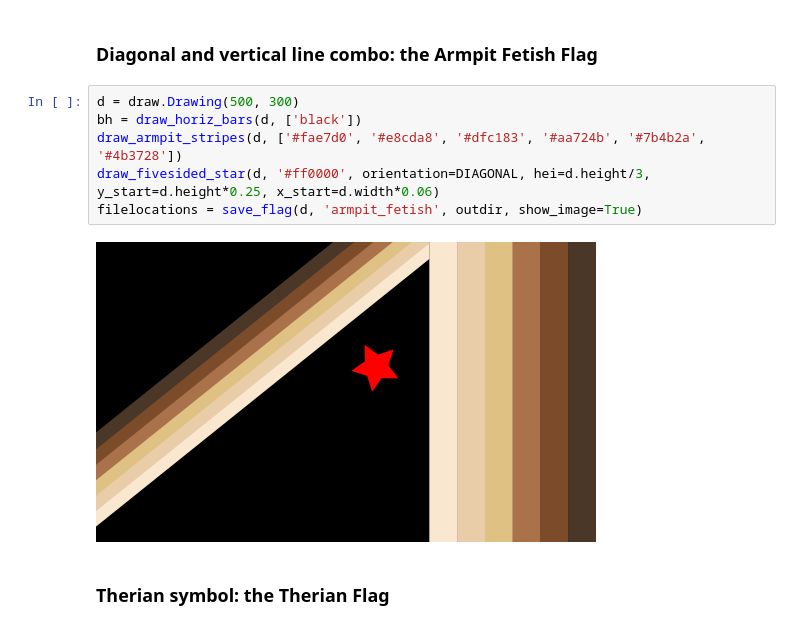
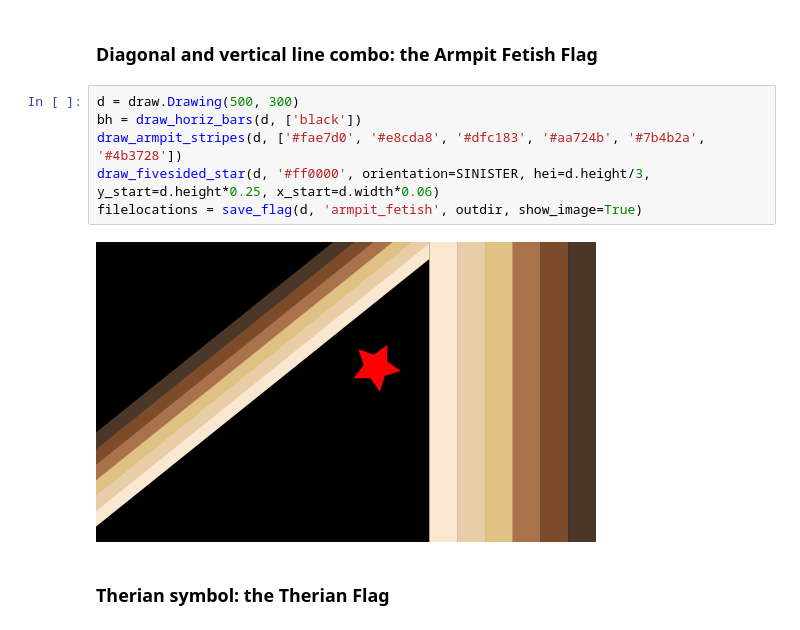
Before and after one commit to intervexual/drawpride, a Jupyter notebook: examples.ipynb, the cells around one changed output. Cells and saved outputs as stored; diff of their text form.

```diff
--- a/examples.ipynb
+++ b/examples.ipynb
@@ -338,11 +339,11 @@ filelocations = save_flag(d, 'altersex_sensory', outdir, show_image=True)
 # %%
 d = draw.Drawing(500, 300)
 bh = draw_horiz_bars(d, ['black'])
 draw_armpit_stripes(d, ['#fae7d0', '#e8cda8', '#dfc183', '#aa724b', '#7b4b2a', '#4b3728'])
-draw_fivesided_star(d, '#ff0000', orientation=DIAGONAL, hei=d.height/3, y_start=d.height*0.25, x_start=d.width*0.06)
+draw_fivesided_star(d, '#ff0000', orientation=SINISTER, hei=d.height/3, y_start=d.height*0.25, x_start=d.width*0.06)
 filelocations = save_flag(d, 'armpit_fetish', outdir, show_image=True)
 # %% [output]
-[figure, old version]
+[figure, new version]
 # %% [markdown]
 ### Therian symbol: the Therian Flag
 # %%
```
Also changed, not shown: parts of 6 cells of this notebook, 35 other files.
